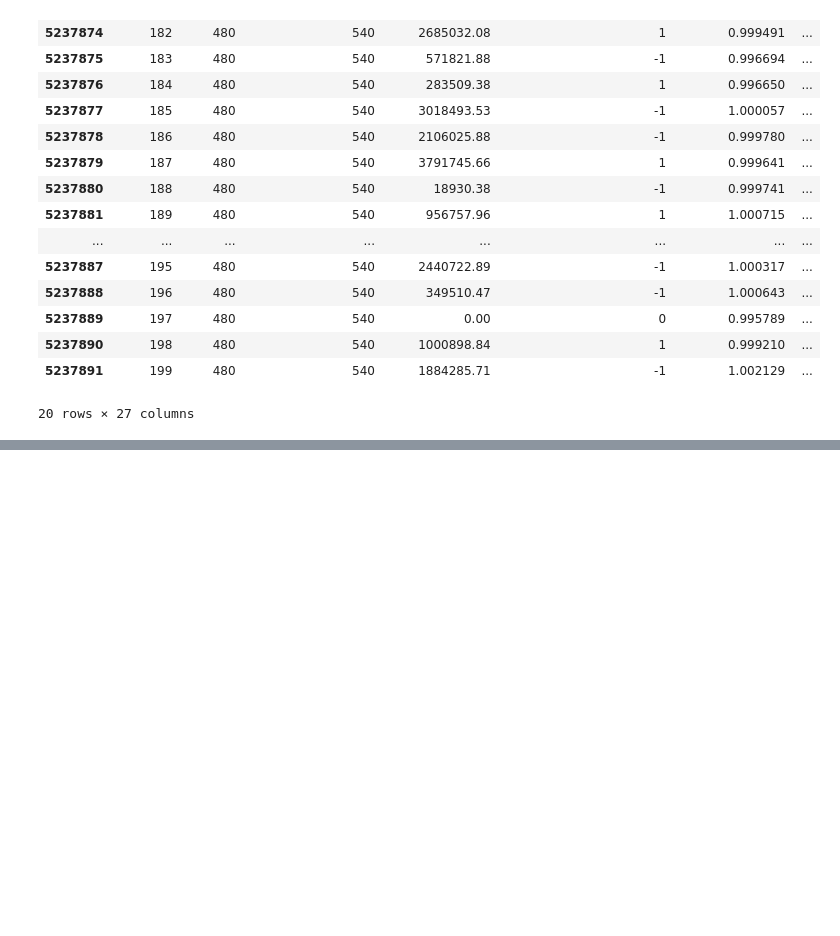
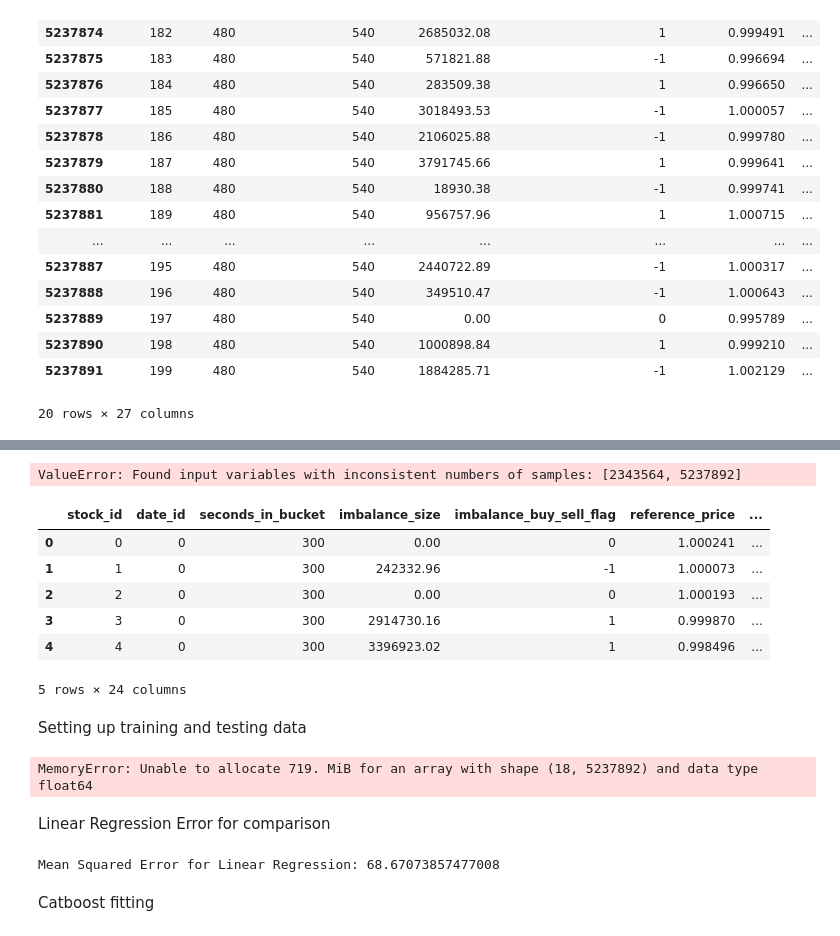
Before and after one commit to AmesRupnick/TradingAtTheClose, a Jupyter notebook: TradingAtClose.ipynb, the cells around one changed output, grey strips where cells are left out. Drawn from its saved outputs; the diff is of its cells as text; code cells hidden in the pictures; blank space fills up the shorter version.

```diff
--- a/TradingAtClose.ipynb
+++ b/TradingAtClose.ipynb
@@ -145,0 +151,51 @@ train : (4742893, 20), valid : (494999, 20)
+# %%
+columns_to_drop = ['row_id', 'far_price', 'near_price']
+train = train.drop(columns_to_drop, axis=1)  # Replace 'your_target_column' with the actual target column name
+y = train['target']
+
+X_train, X_test, y_train, y_test = train_test_split(X, y, test_size=0.2, random_state=42)
+train = train.dropna()
+
+train.reset_index(drop=True, inplace=True)
+
+num_rows, num_columns = train.shape
+print("Number of Rows: ", num_rows)
+print("Number of Columns: ", num_columns)
+# %% [output]
+ValueError: Found input variables with inconsistent numbers of samples: [2343564, 5237892]
+# %%
+train.head()
+# %% [output]
+|  | stock_id | date_id | seconds_in_bucket | imbalance_size | imbalance_buy_sell_flag | reference_price | ... |
+| 0 | 0 | 0 | 300 | 0.00 | 0 | 1.000241 | ... |
+| 1 | 1 | 0 | 300 | 242332.96 | -1 | 1.000073 | ... |
+| 2 | 2 | 0 | 300 | 0.00 | 0 | 1.000193 | ... |
+| 3 | 3 | 0 | 300 | 2914730.16 | 1 | 0.999870 | ... |
+| 4 | 4 | 0 | 300 | 3396923.02 | 1 | 0.998496 | ... |
+5 rows × 24 columns
+# %% [markdown]
+Setting up training and testing data
+# %%
+columns_to_drop = ['target']
+X = train.drop(columns_to_drop, axis=1)  # Replace 'your_target_column' with the actual target column name
+y = train['target']
+
+X_train, X_test, y_train, y_test = train_test_split(X, y, test_size=0.2, random_state=42)
+# %% [output]
+MemoryError: Unable to allocate 719. MiB for an array with shape (18, 5237892) and data type float64
+# %% [markdown]
+Linear Regression Error for comparison
+# %%
+linear_model = LinearRegression()
+linear_model.fit(X_train, y_train)
+
+# Make predictions using Linear Regression
+y_pred_linear = linear_model.predict(X_test)
+
+# Evaluate Linear Regression
+mse_linear = mean_squared_error(y_test, y_pred_linear)
+print(f'Mean Squared Error for Linear Regression: {mse_linear}')
+# %% [output]
+Mean Squared Error for Linear Regression: 68.67073857477008
+# %% [markdown]
+Catboost fitting
```
Also changed, not shown: parts of 12 cells of this notebook.
